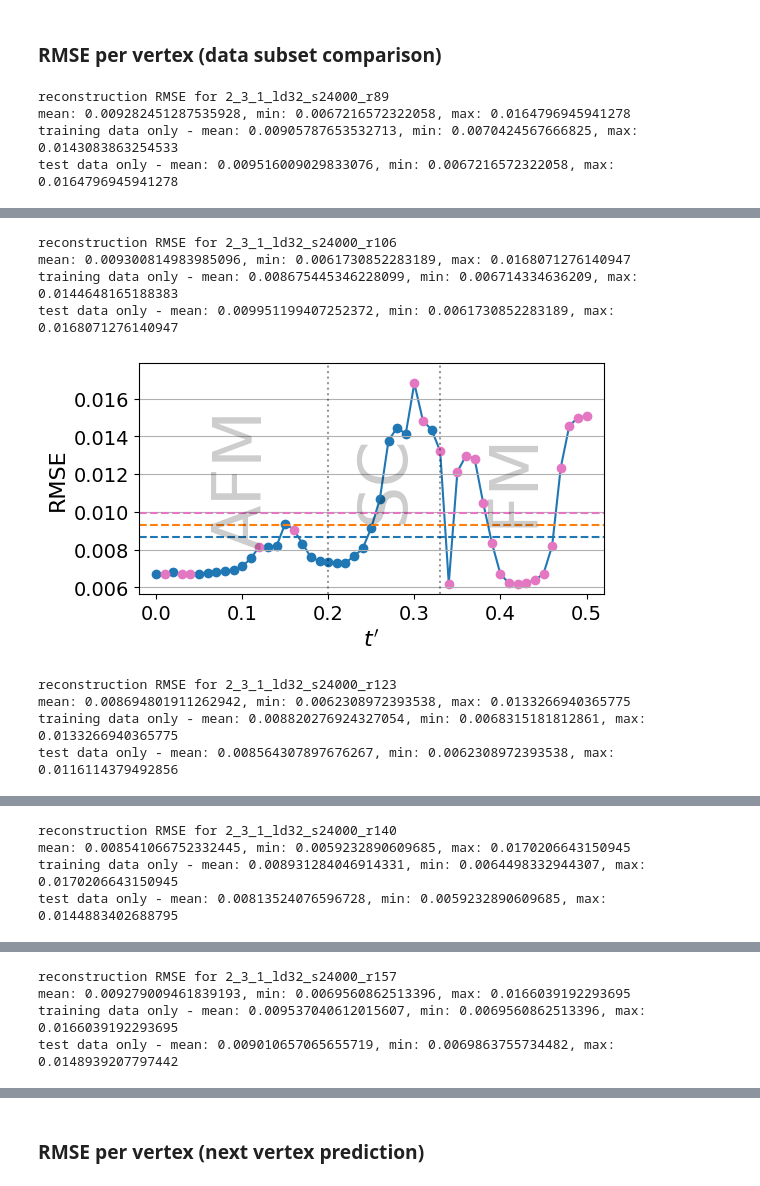
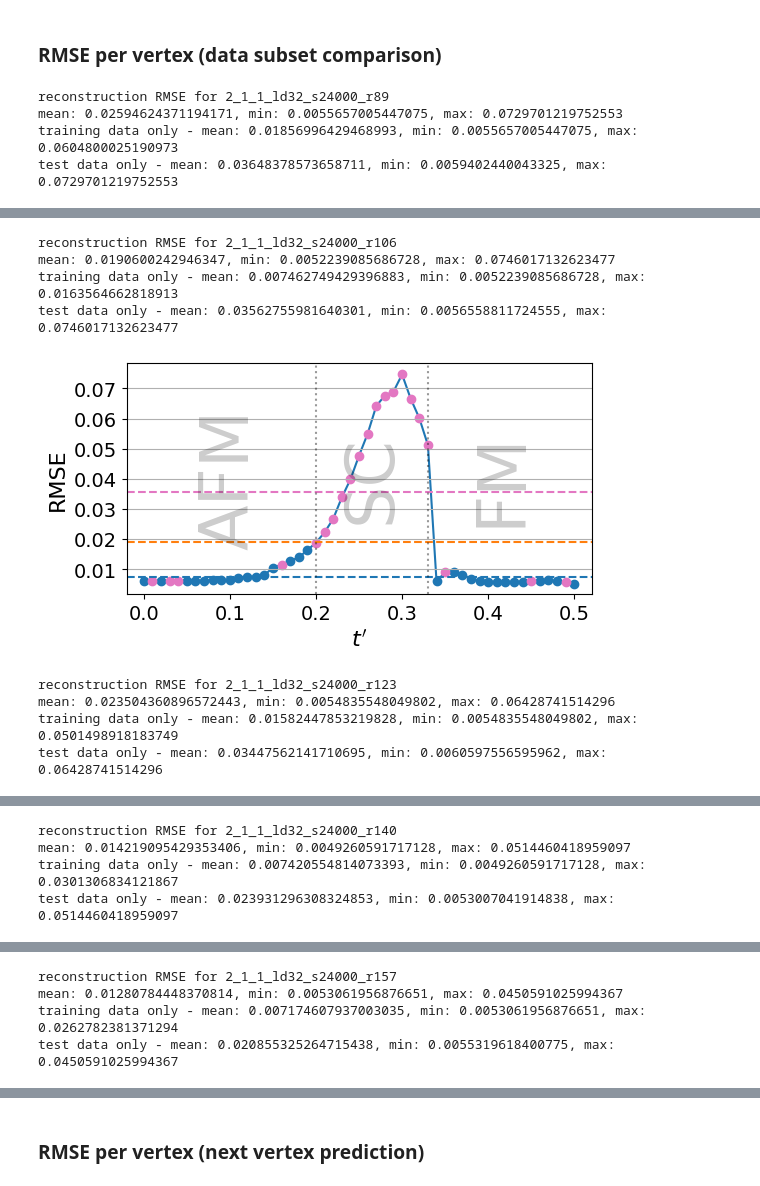
Before and after one commit to DanielSpringer/PhysML, a Jupyter notebook: notebooks/vertex/plot_results.ipynb, the cells around one changed output, grey strips where cells are left out. Saved outputs shown, nothing was run; the diff lists cells and outputs as text; code cells hidden in the pictures.

```diff
--- a/notebooks/vertex/plot_results.ipynb
+++ b/notebooks/vertex/plot_results.ipynb
@@ -341,7 +341,7 @@ test data only - mean: 0.024400470512055586, min: 0.0063116254150922, max: 0.052
 ### RMSE per vertex (subsample count comparison)
 # %%
 # compare different subsample counts
-subset = rmse_df[(rmse_df['run_id'] == '2_3_1') & (rmse_df['ld'] == 32) & (rmse_df['seed'] == 123)]
+subset = rmse_df[(rmse_df['run_id'] == '2_1_1') & (rmse_df['ld'] == 32) & (rmse_df['seed'] == 123)]
 for (run_id, ld, s, seed), group in subset.groupby(['run_id', 'ld', 's', 'seed']):
     ymax = group['rmse'].max()
     ymax = ymax * 1.05 if ymax > 0.065 else 0.069 if ymax > 0.0165 else 0.017
@@ -434,12 +444,12 @@ test data only - mean: 0.0696806702552054, min: 0.0209938889883941, max: 0.11789
 ### RMSE per vertex (data subset comparison)
 # %%
 # compare different training subsets
-subset = rmse_df[(rmse_df['run_id'] == '2_3_1') & (rmse_df['ld'] == 32) & (rmse_df['s'] == 24000)]
+subset = rmse_df[(rmse_df['run_id'] == '2_1_1') & (rmse_df['ld'] == 32) & (rmse_df['s'] == 24000)]
 for (run_id, ld, s, seed), group in subset.groupby(['run_id', 'ld', 's', 'seed']):
     verteval.plot_rmse_against_tp(group, f'{run_id}_ld{ld}_s{s}_r{seed}', figsize=(6,3), font_size=16, ymin=0., ymax=subset['rmse'].max() * 1.05,
                                   plot_dir=None, plot_name=f'ae_rmse_{run_id}_ld{ld}_s{s}_r{seed}')
 # %% [output]
-reconstruction RMSE for 2_3_1_ld32_s24000_r89
-mean: 0.009282451287535928, min: 0.0067216572322058, max: 0.0164796945941278
-training data only - mean: 0.00905787653532713, min: 0.0070424567666825, max: 0.0143083863254533
-test data only - mean: 0.009516009029833076, min: 0.0067216572322058, max: 0.0164796945941278
+reconstruction RMSE for 2_1_1_ld32_s24000_r89
+mean: 0.02594624371194171, min: 0.0055657005447075, max: 0.0729701219752553
+training data only - mean: 0.01856996429468993, min: 0.0055657005447075, max: 0.0604800025190973
+test data only - mean: 0.03648378573658711, min: 0.0059402440043325, max: 0.0729701219752553
@@ -447,9 +457,9 @@ test data only - mean: 0.009516009029833076, min: 0.0067216572322058, max: 0.016
-reconstruction RMSE for 2_3_1_ld32_s24000_r106
-mean: 0.009300814983985096, min: 0.0061730852283189, max: 0.0168071276140947
-training data only - mean: 0.008675445346228099, min: 0.006714334636209, max: 0.0144648165188383
-test data only - mean: 0.009951199407252372, min: 0.0061730852283189, max: 0.0168071276140947
+reconstruction RMSE for 2_1_1_ld32_s24000_r106
+mean: 0.0190600242946347, min: 0.0052239085686728, max: 0.0746017132623477
+training data only - mean: 0.007462749429396883, min: 0.0052239085686728, max: 0.0163564662818913
+test data only - mean: 0.03562755981640301, min: 0.0056558811724555, max: 0.0746017132623477
-[figure, old version]
+[figure, new version]
-reconstruction RMSE for 2_3_1_ld32_s24000_r123
-mean: 0.008694801911262942, min: 0.0062308972393538, max: 0.0133266940365775
-training data only - mean: 0.008820276924327054, min: 0.0068315181812861, max: 0.0133266940365775
-test data only - mean: 0.008564307897676267, min: 0.0062308972393538, max: 0.0116114379492856
+reconstruction RMSE for 2_1_1_ld32_s24000_r123
+mean: 0.023504360896572443, min: 0.0054835548049802, max: 0.06428741514296
+training data only - mean: 0.01582447853219828, min: 0.0054835548049802, max: 0.0501498918183749
+test data only - mean: 0.03447562141710695, min: 0.0060597556595962, max: 0.06428741514296
@@ -457,4 +467,4 @@ test data only - mean: 0.008564307897676267, min: 0.0062308972393538, max: 0.011
-reconstruction RMSE for 2_3_1_ld32_s24000_r140
-mean: 0.008541066752332445, min: 0.0059232890609685, max: 0.0170206643150945
-training data only - mean: 0.008931284046914331, min: 0.0064498332944307, max: 0.0170206643150945
-test data only - mean: 0.00813524076596728, min: 0.0059232890609685, max: 0.0144883402688795
+reconstruction RMSE for 2_1_1_ld32_s24000_r140
+mean: 0.014219095429353406, min: 0.0049260591717128, max: 0.0514460418959097
+training data only - mean: 0.007420554814073393, min: 0.0049260591717128, max: 0.0301306834121867
+test data only - mean: 0.023931296308324853, min: 0.0053007041914838, max: 0.0514460418959097
@@ -462,4 +472,4 @@ test data only - mean: 0.00813524076596728, min: 0.0059232890609685, max: 0.0144
-reconstruction RMSE for 2_3_1_ld32_s24000_r157
-mean: 0.009279009461839193, min: 0.0069560862513396, max: 0.0166039192293695
-training data only - mean: 0.009537040612015607, min: 0.0069560862513396, max: 0.0166039192293695
-test data only - mean: 0.009010657065655719, min: 0.0069863755734482, max: 0.0148939207797442
+reconstruction RMSE for 2_1_1_ld32_s24000_r157
+mean: 0.01280784448370814, min: 0.0053061956876651, max: 0.0450591025994367
+training data only - mean: 0.007174607937003035, min: 0.0053061956876651, max: 0.0262782381371294
+test data only - mean: 0.020855325264715438, min: 0.0055319618400775, max: 0.0450591025994367
```
Also changed, not shown: parts of 14 cells of this notebook, 56 other files.
